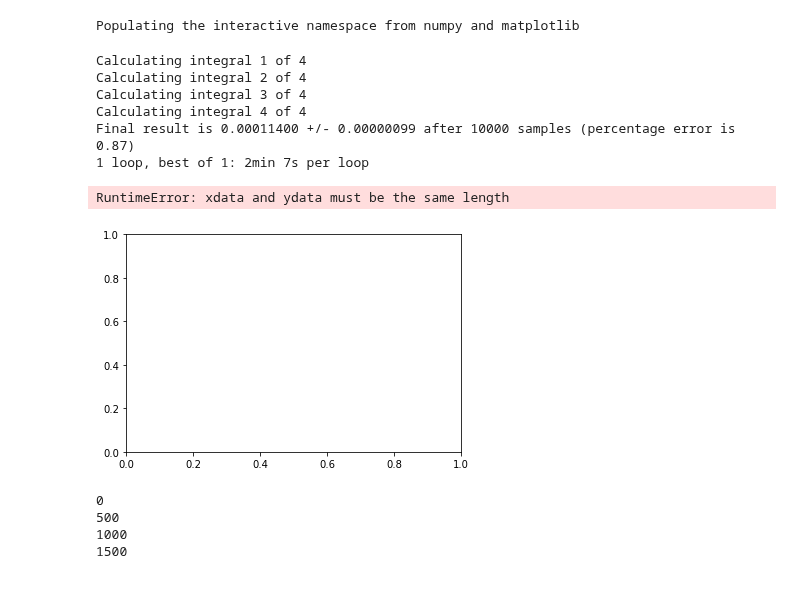
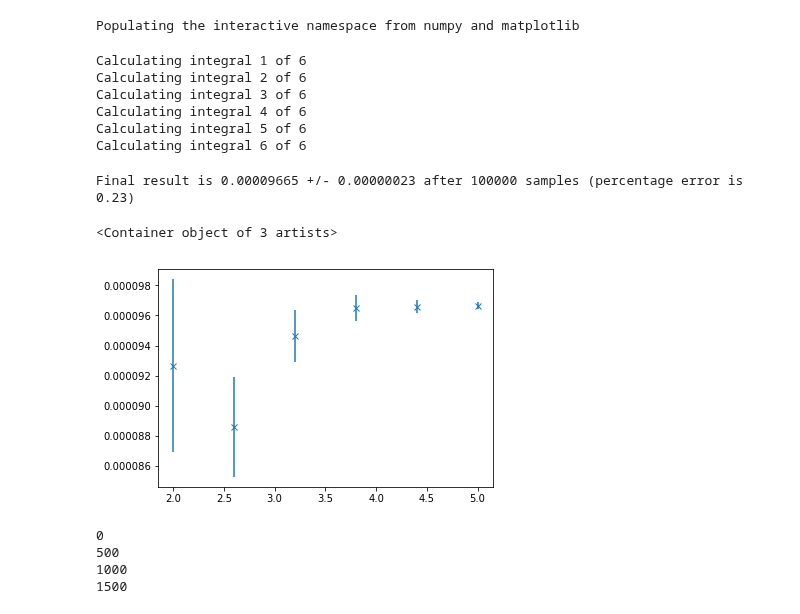
Before and after one commit to oliverphilcox/ChempyMulti, a Jupyter notebook: Scoring - Integration.ipynb, the cells around one changed output. Saved outputs shown, nothing was run; the diff lists cells and outputs as text; code cells hidden in the pictures.

```diff
--- a/Scoring - Integration.ipynb
+++ b/Scoring - Integration.ipynb
@@ -37,14 +57,14 @@ for i,param_name in enumerate(a.to_optimize):
 sigma = np.array(sigma)
 # %%
 %%timeit -r 1 -n 1
-Nsamples = [100000]#,10000,100000] # No MC samples
+Nsamples = [50000,100000,150000]#,10000,100000] # No MC samples
 Nsigma = [3.5] # Width in parameter space
-j = 0
+i=0
 integral = []
 integral_err = []
-for i in range(len(Nsigma)):
-    print('Calculating integral %d of %d' %(i+1,len(Nsigma)))
+for j in range(len(Nsamples)):
+    print('Calculating integral %d of %d' %(i+1,len(Nsamples)))
     result,error = mcmiser(posterior,npoints=Nsamples[j],xl=init_param-Nsigma[i]*sigma,xu=init_param+Nsigma[i]*sigma)
     integral.append(result)
     integral_err.append(error)
-print('Result is %.8f +/- %.8f after %d samples (percentage error is %.2f)' %(integral[-1],integral_err[-1],Nsamples[j],100*integral_err[-1]/integral[-1]))
+    print('Result is %.8f +/- %.8f after %d samples (percentage error is %.2f)' %(integral[-1],integral_err[-1],Nsamples[j],100*integral_err[-1]/integral[-1]))
@@ -200,9 +226,8 @@ def dist(size):
 
 # factor is the width of the posterior distribution....
 # %%
-%%timeit -r 1 -n 1
 from skmonaco import mcimport
-Nsamples = np.logspace(2,4,4)#,1000, 5000] # No MC samples
+Nsamples = np.logspace(2,5,6)#,1000, 5000] # No MC samples
 #Nsigma = [2,2.5,3,3.5] # Width in parameter space
 j = 0
 integral = []
@@ -215,17 +240,18 @@ for j in range(len(Nsamples)):
     integral_err.append(error)
 print('Final result is %.8f +/- %.8f after %d samples (percentage error is %.2f)' %(integral[-1],integral_err[-1],Nsamples[-1],100*integral_err[-1]/integral[-1]))
 # %% [output]
-Calculating integral 1 of 4
-Calculating integral 2 of 4
-Calculating integral 3 of 4
-Calculating integral 4 of 4
-Final result is 0.00011400 +/- 0.00000099 after 10000 samples (percentage error is 0.87)
-1 loop, best of 1: 2min 7s per loop
+Calculating integral 1 of 6
+Calculating integral 2 of 6
+Calculating integral 3 of 6
+Calculating integral 4 of 6
+Calculating integral 5 of 6
+Calculating integral 6 of 6
+Final result is 0.00009665 +/- 0.00000023 after 100000 samples (percentage error is 0.23)
 # %%
-plt.errorbar(np.log10(Nsamples),integral,yerr=integral_err)
+plt.errorbar(np.log10(Nsamples),integral,yerr=integral_err,fmt='x')
 # %% [output]
-RuntimeError: xdata and ydata must be the same length
+<Container object of 3 artists>
-[figure, old version]
+[figure, new version]
 # %%
 Nsigma = 3
 x=[]
```
Also changed, not shown: parts of 6 cells of this notebook, 20 other files.
